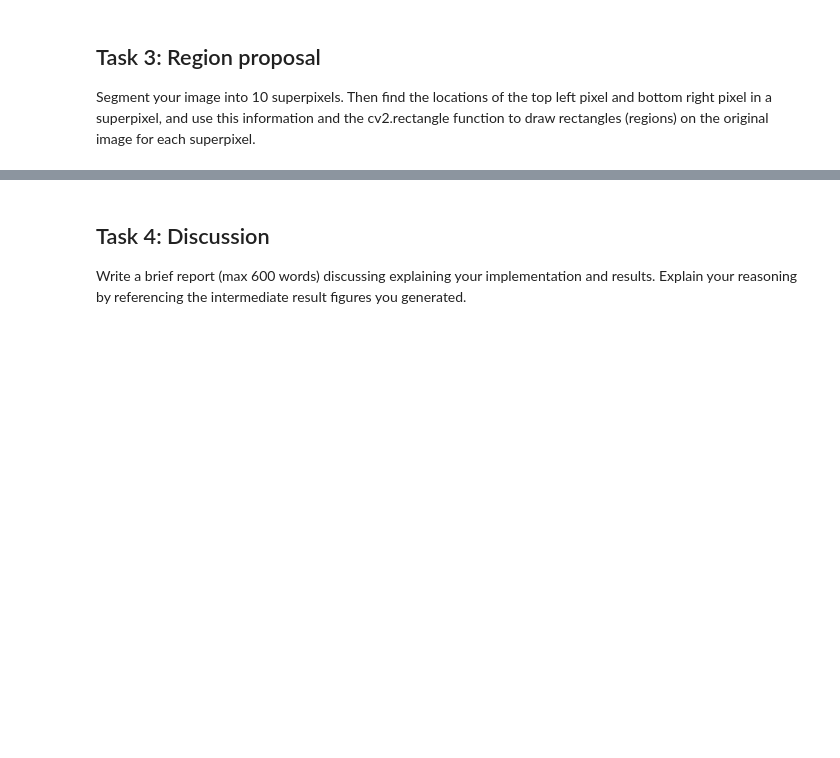
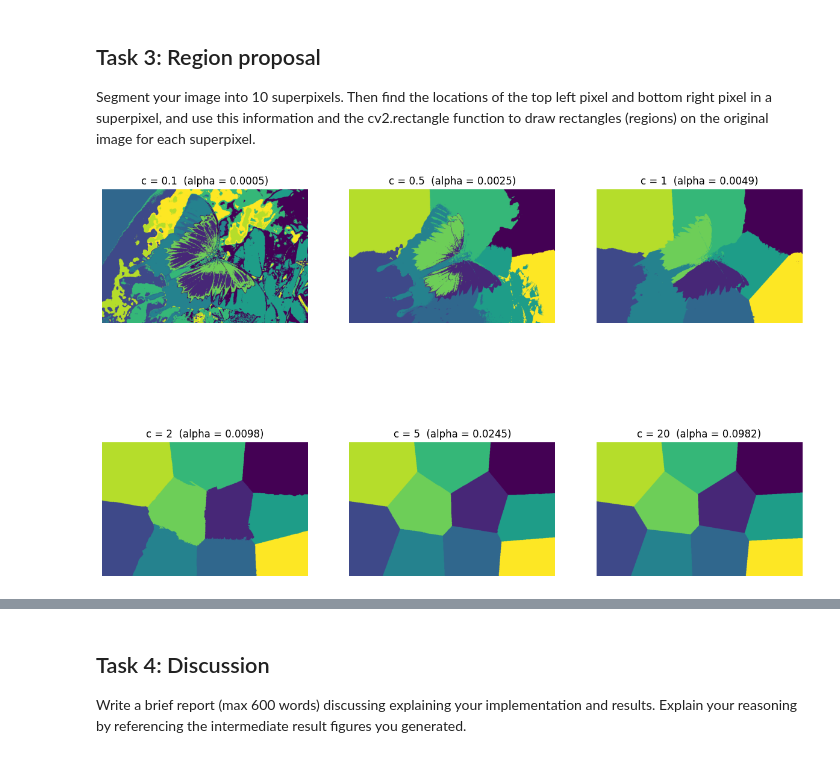
Before and after one commit to jjetxu/ECE4076, a Jupyter notebook: labs/lab3/Lab3.ipynb, the cells around one changed output, grey strips where cells are left out. Drawn from its saved outputs; the diff is of its cells as text; code cells hidden in the pictures; blank space fills up the shorter version.

```diff
--- a/labs/lab3/Lab3.ipynb
+++ b/labs/lab3/Lab3.ipynb
@@ -192,0 +312,16 @@ Segment your image into 10 superpixels. Then find the locations of the top left
+# %%
+# Visualise your regions on the original image
+K = 10
+S = np.sqrt(im.shape[0] * im.shape[1] / K)
+cs = [0.1, 0.5, 1, 2, 5, 20]
+
+fig, axes = plt.subplots(2, 3, figsize=(15, 10))
+for ax, c in zip(axes.flat, cs):
+    alpha = c / S
+    _, cluster_idx, quant = kmeans_superpixels(im, iters=10, K=K, alpha=alpha)
+    ax.imshow(cluster_idx)
+    ax.set_title(f'c = {c}  (alpha = {alpha:.4f})')
+    ax.axis('off')
+plt.show()
+# %% [output]
+[figure, added]
```
Also changed, not shown: parts of 10 cells of this notebook.
